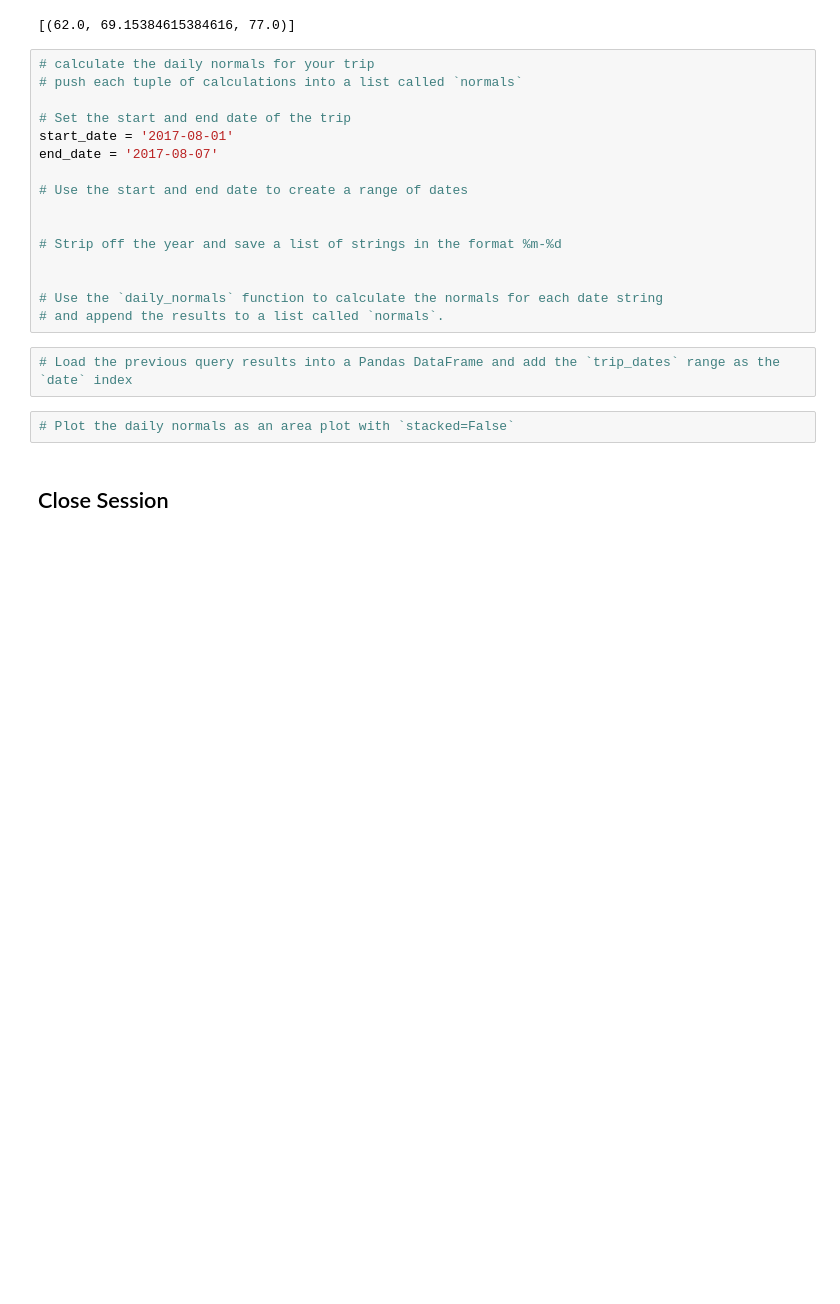
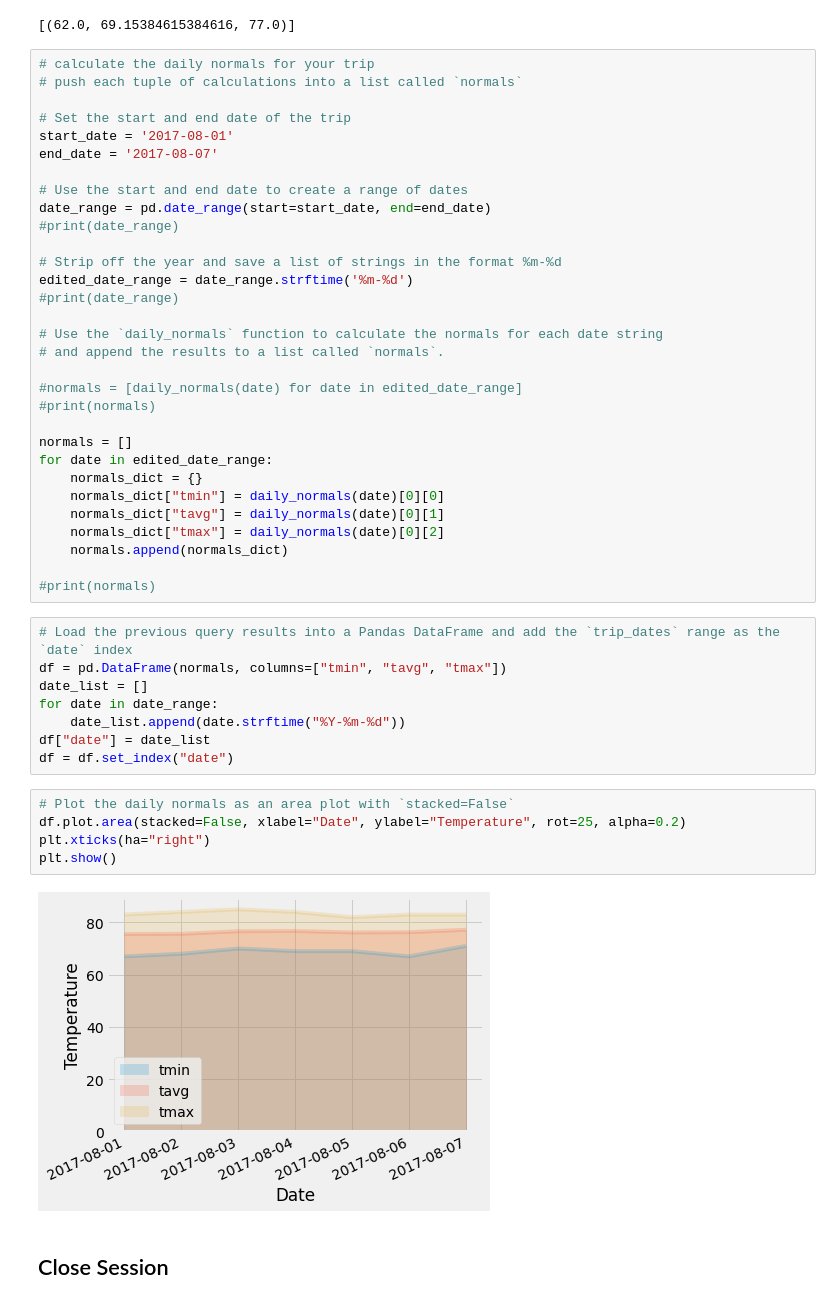
Before and after one commit to mbruns13/sqlalchemy-challenge, a Jupyter notebook: temp_analysis_bonus_2_starter.ipynb, the cells around one changed output. Saved outputs shown, nothing was run; the diff lists cells and outputs as text; blank space fills up the shorter version.

```diff
--- a/temp_analysis_bonus_2_starter.ipynb
+++ b/temp_analysis_bonus_2_starter.ipynb
@@ -140,16 +140,42 @@ start_date = '2017-08-01'
 end_date = '2017-08-07'
 
 # Use the start and end date to create a range of dates
-
+date_range = pd.date_range(start=start_date, end=end_date)
+#print(date_range)
 
 # Strip off the year and save a list of strings in the format %m-%d
-
+edited_date_range = date_range.strftime('%m-%d')
+#print(date_range)
 
 # Use the `daily_normals` function to calculate the normals for each date string
 # and append the results to a list called `normals`.
+
+#normals = [daily_normals(date) for date in edited_date_range]
+#print(normals)
+
+normals = []
+for date in edited_date_range:
+    normals_dict = {}
+    normals_dict["tmin"] = daily_normals(date)[0][0]
+    normals_dict["tavg"] = daily_normals(date)[0][1]
+    normals_dict["tmax"] = daily_normals(date)[0][2]
+    normals.append(normals_dict)
+
+#print(normals)
 # %%
 # Load the previous query results into a Pandas DataFrame and add the `trip_dates` range as the `date` index
+df = pd.DataFrame(normals, columns=["tmin", "tavg", "tmax"])
+date_list = []
+for date in date_range:
+    date_list.append(date.strftime("%Y-%m-%d"))
+df["date"] = date_list
+df = df.set_index("date")
 # %%
 # Plot the daily normals as an area plot with `stacked=False`
+df.plot.area(stacked=False, xlabel="Date", ylabel="Temperature", rot=25, alpha=0.2)
+plt.xticks(ha="right")
+plt.show()
+# %% [output]
+[figure, added]
 # %% [markdown]
 ## Close Session
```
Also changed, not shown: parts of 2 cells of this notebook.
